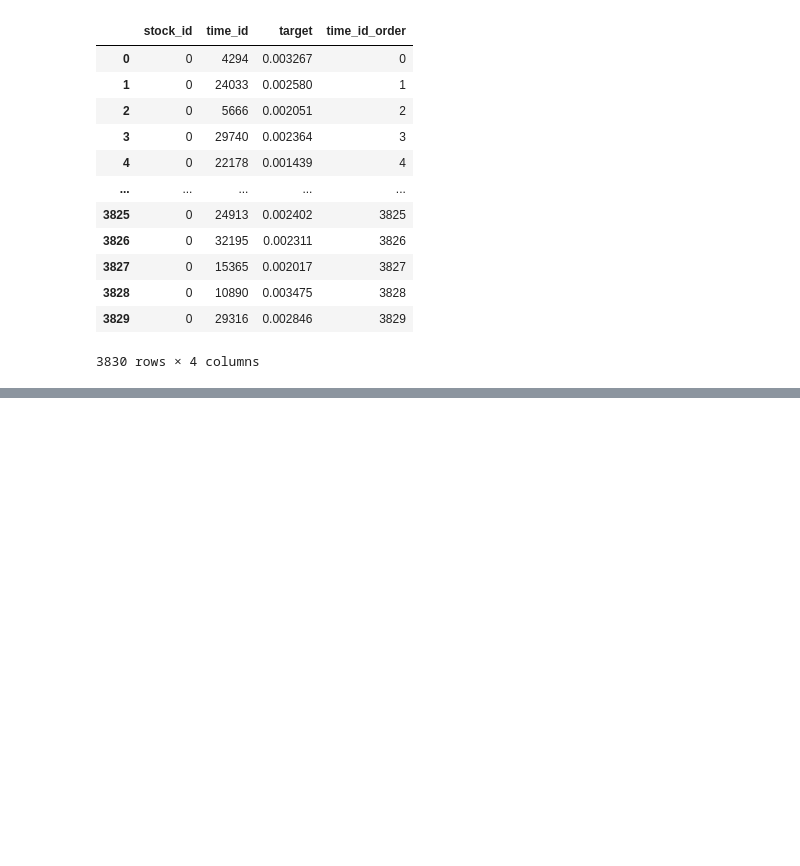
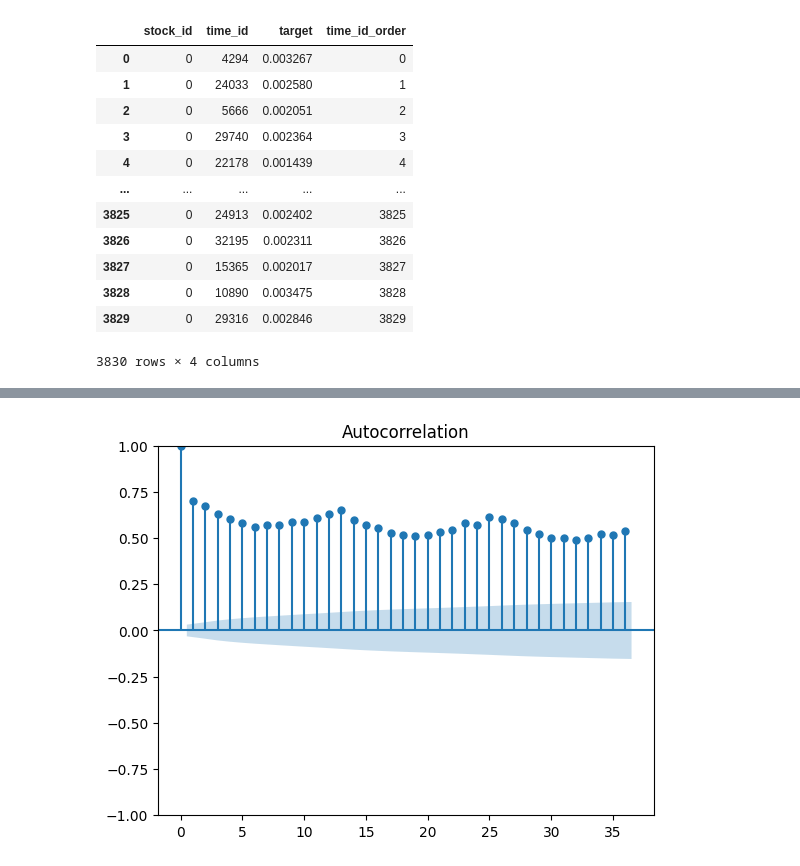
Before and after one commit to poo5zan/masters-research-project, a Jupyter notebook: Univariate_RV.ipynb, the cells around one changed output, grey strips where cells are left out. Saved outputs shown, nothing was run; the diff lists cells and outputs as text; code cells hidden in the pictures; blank space fills up the shorter version.

```diff
--- a/Univariate_RV.ipynb
+++ b/Univariate_RV.ipynb
@@ -92,10 +92,12 @@ stock_0
 # %%
 train, val, test = split_into_train_val_test(stock_0, 0.8, 0.5)
 # %%
-train_target = train['target'].to_frame()
-print('train_target ', train_target.shape)
-val_target = val['target'].to_frame()
-print('val_target ', val_target.shape)
-test_target = val['target'].to_frame()
-print('test_target ', test_target.shape)
+target_df = stock_0['target'].to_frame()
+print('target_df ', target_df.shape)
+train_target_df = train['target'].to_frame()
+print('train_target ', train_target_df.shape)
+val_target_df = val['target'].to_frame()
+print('val_target ', val_target_df.shape)
+test_target_df = val['target'].to_frame()
+print('test_target ', test_target_df.shape)
 # %% [output]
@@ -109,0 +117,8 @@ NameError: ignored
+# %%
+from statsmodels.graphics.tsaplots import plot_acf
+import matplotlib.pyplot as plt
+
+plot_acf(target_df)
+plt.show()
+# %% [output]
+[figure, added]
```
Also changed, not shown: parts of 12 cells of this notebook.
